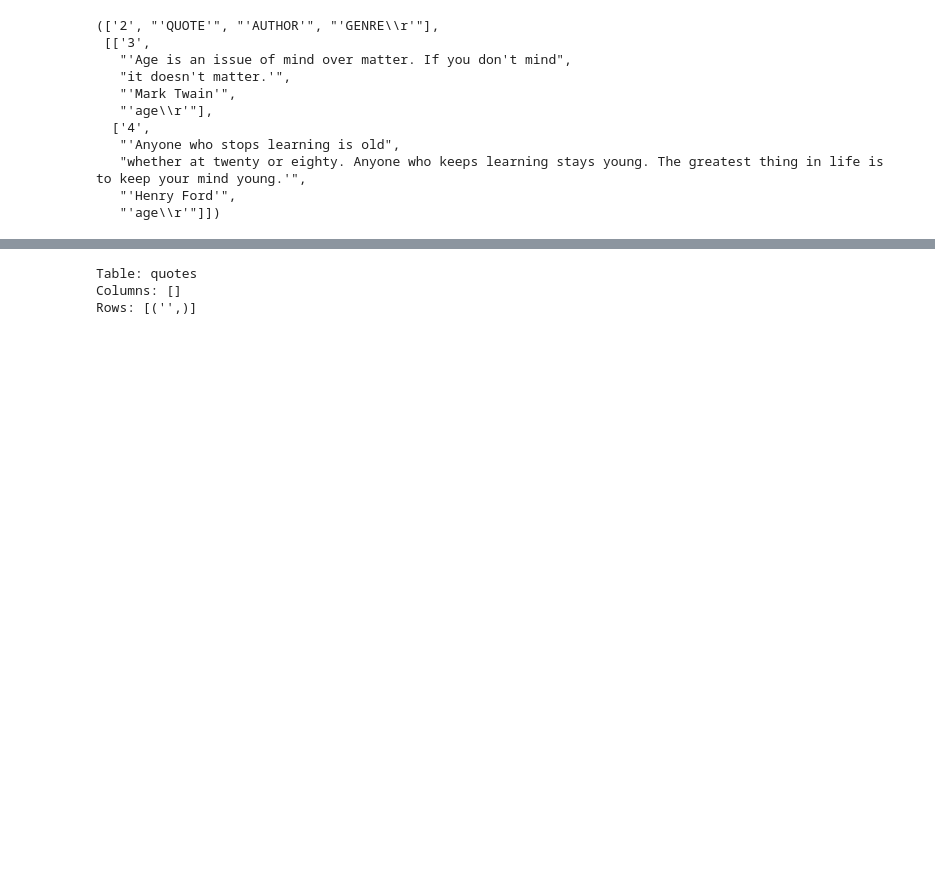
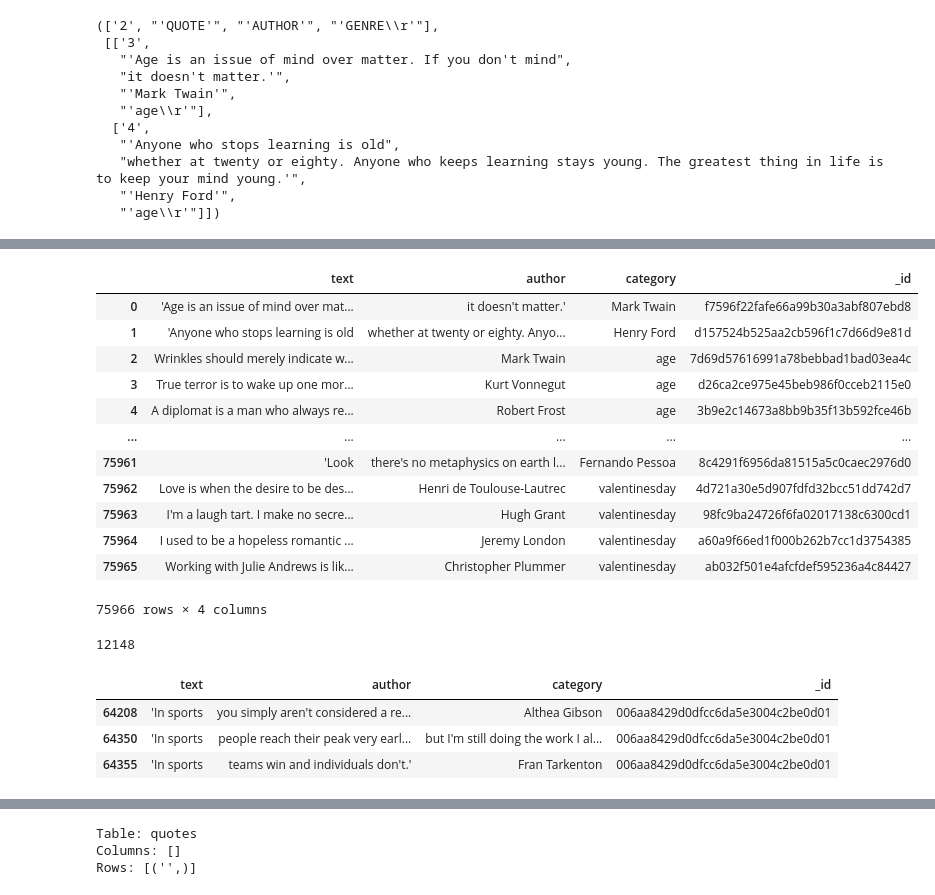
Before and after one commit to thorwhalen/saying, a Jupyter notebook: misc/saying_wip.ipynb, the cells around one changed output, grey strips where cells are left out. Saved outputs shown, nothing was run; the diff lists cells and outputs as text; code cells hidden in the pictures; blank space fills up the shorter version.

Commit message:
feat: data prep etc

```diff
--- a/misc/saying_wip.ipynb
+++ b/misc/saying_wip.ipynb
@@ -31,0 +44,5 @@ len(dd)
+# %%
+from saying.base import quotes_src
+
+dd = quotes_src['englishquotesdatabase_75968']
+len(dd)
@@ -189,0 +65,64 @@ AttributeError: module 'dol' has no attribute 'base'
+# %%
+from functools import partial
+from saying.util import (
+    remove_surrounding_single_quotes, clean_string, dict_of_rows_and_columns, map_fields
+)
+
+
+columns = list(map(lambda x: remove_surrounding_single_quotes(x).lower(), dd[1]))
+ddd = list(dict_of_rows_and_columns(dd[2:], columns=columns))
+
+ddd = [
+    {clean_string(k): clean_string(v) for k, v in row.items()} for row in ddd
+]
+
+field_mapper = partial(
+    map_fields({'quote': 'text', 'author': 'author', 'genre': 'category'})
+)
+ddd = list(map(field_mapper, ddd))
+
+from saying.util import hash_text
+
+
+def add_id(d: dict, id_func=lambda d: hash_text(d['text']), *, id_field='_id'):
+    d['_id'] = id_func(d)
+    return d
+
+def iterable_to_dict_items(dicts, key_func=add_id):
+    for d in dicts:
+        yield key_func(d), d
+
+
+
+
+quotes = list(map(add_id, ddd))
+# %%
+import pandas as pd
+
+df = pd.DataFrame(quotes)
+df
+# %% [output]
+|  | text | author | category | _id |
+| 0 | 'Age is an issue of mind over mat... | it doesn't matter.' | Mark Twain | f7596f22fafe66a99b30a3abf807ebd8 |
+| 1 | 'Anyone who stops learning is old | whether at twenty or eighty. Anyo... | Henry Ford | d157524b525aa2cb596f1c7d66d9e81d |
+| 2 | Wrinkles should merely indicate w... | Mark Twain | age | 7d69d57616991a78bebbad1bad03ea4c |
+| 3 | True terror is to wake up one mor... | Kurt Vonnegut | age | d26ca2ce975e45beb986f0cceb2115e0 |
+| 4 | A diplomat is a man who always re... | Robert Frost | age | 3b9e2c14673a8bb9b35f13b592fce46b |
+| ... | ... | ... | ... | ... |
+| 75961 | 'Look | there's no metaphysics on earth l... | Fernando Pessoa | 8c4291f6956da81515a5c0caec2976d0 |
+| 75962 | Love is when the desire to be des... | Henri de Toulouse-Lautrec | valentinesday | 4d721a30e5d907fdfd32bcc51dd742d7 |
+| 75963 | I'm a laugh tart. I make no secre... | Hugh Grant | valentinesday | 98fc9ba24726f6fa02017138c6300cd1 |
+| 75964 | I used to be a hopeless romantic ... | Jeremy London | valentinesday | a60a9f66ed1f000b262b7cc1d3754385 |
+| 75965 | Working with Julie Andrews is lik... | Christopher Plummer | valentinesday | ab032f501e4afcfdef595236a4c84427 |
+75966 rows × 4 columns
+# %%
+def gather_by_id(df, min_count=2):
+    """a dict whose keys are ids and values are the lists of text values
+     with the same ids"""
+    t = df.groupby('_id')['text'].apply(list).to_dict()
+    return {k: v for k, v in t.items() if len(v) >= min_count}
+
+t = gather_by_id(df)
+len(t)
+# %% [output]
+12148
@@ -189,0 +131,8 @@ AttributeError: module 'dol' has no attribute 'base'
+# %%
+k, q = next(it)
+df[df['_id'] == k]
+# %% [output]
+|  | text | author | category | _id |
+| 64208 | 'In sports | you simply aren't considered a re... | Althea Gibson | 006aa8429d0dfcc6da5e3004c2be0d01 |
+| 64350 | 'In sports | people reach their peak very earl... | but I'm still doing the work I al... | 006aa8429d0dfcc6da5e3004c2be0d01 |
+| 64355 | 'In sports | teams win and individuals don't.' | Fran Tarkenton | 006aa8429d0dfcc6da5e3004c2be0d01 |
```
Also changed, not shown: parts of 30 cells of this notebook, 6 other files.
